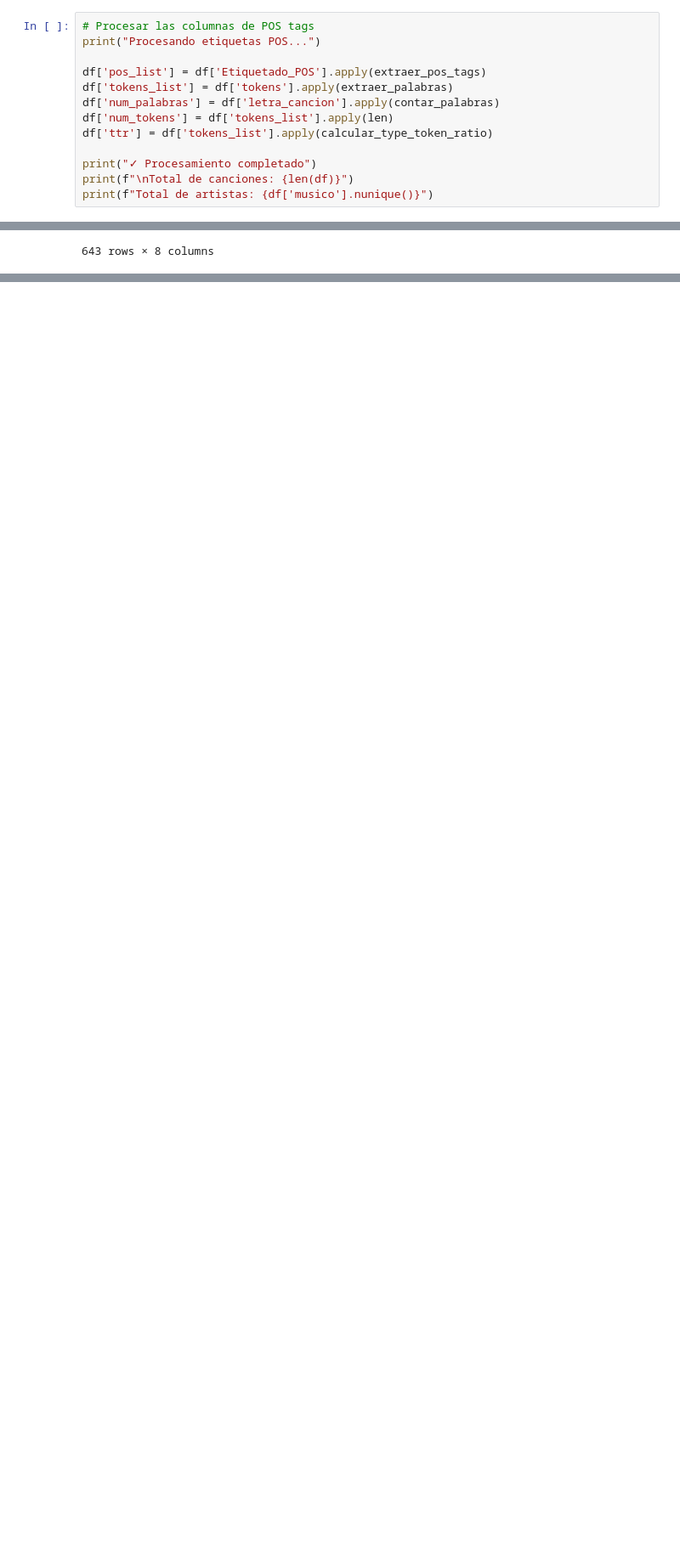
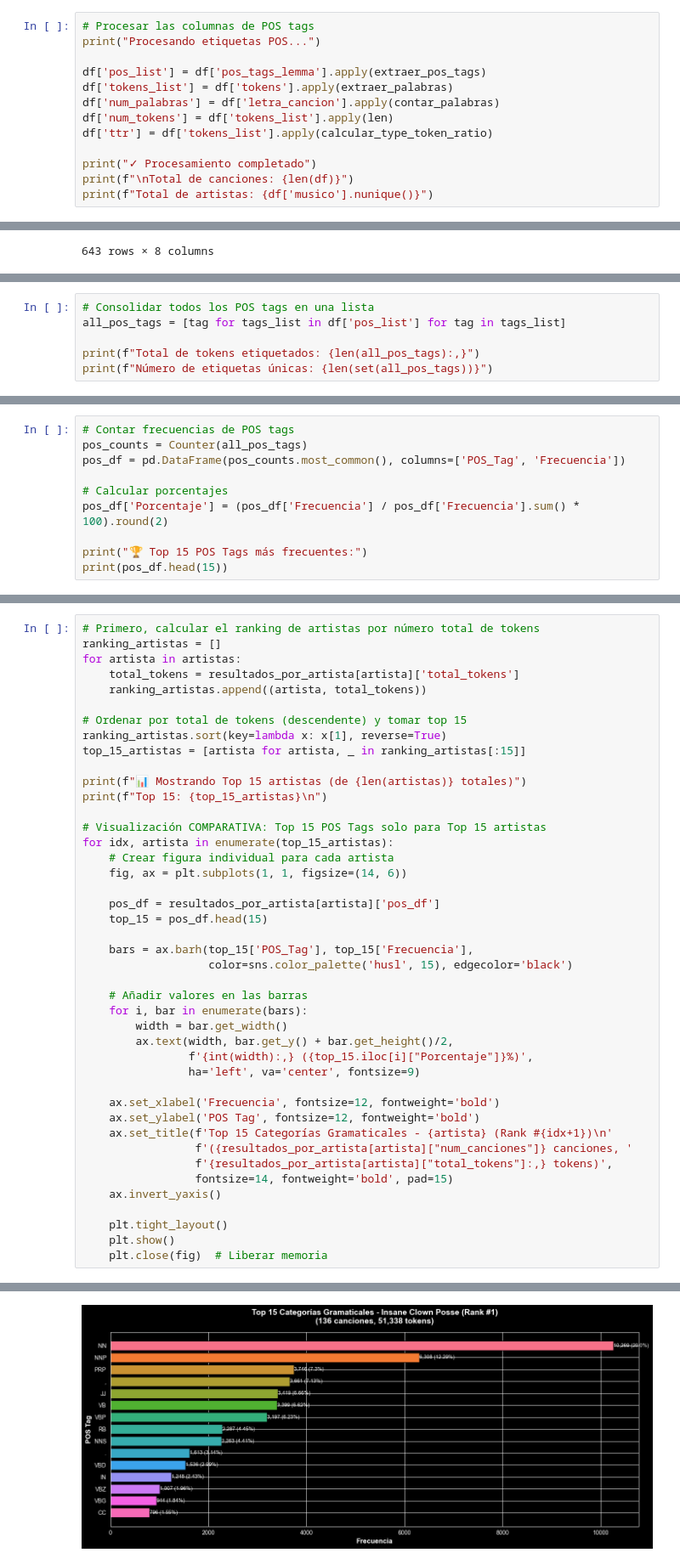
Before and after one commit to nubiaebv/analisis-pln-pos-tagging-musical, a Jupyter notebook: notebooks/04_analisis_morfologico_nltk.ipynb, the cells around one changed output, grey strips where cells are left out. Shown at 85% size. Drawn from its saved outputs; the diff is of its cells as text; blank space fills up the shorter version.

```diff
--- a/notebooks/04_analisis_morfologico_nltk.ipynb
+++ b/notebooks/04_analisis_morfologico_nltk.ipynb
@@ -82,7 +84,7 @@ print("✓ Funciones auxiliares definidas")
 # Procesar las columnas de POS tags
 print("Procesando etiquetas POS...")
 
-df['pos_list'] = df['Etiquetado_POS'].apply(extraer_pos_tags)
+df['pos_list'] = df['pos_tags_lemma'].apply(extraer_pos_tags)
 df['tokens_list'] = df['tokens'].apply(extraer_palabras)
 df['num_palabras'] = df['letra_cancion'].apply(contar_palabras)
 df['num_tokens'] = df['tokens_list'].apply(len)
@@ -154,0 +181,6 @@ plt.show()
+# %%
+# Consolidar todos los POS tags en una lista
+all_pos_tags = [tag for tags_list in df['pos_list'] for tag in tags_list]
+
+print(f"Total de tokens etiquetados: {len(all_pos_tags):,}")
+print(f"Número de etiquetas únicas: {len(set(all_pos_tags))}")
@@ -154,0 +190,10 @@ plt.show()
+# %%
+# Contar frecuencias de POS tags
+pos_counts = Counter(all_pos_tags)
+pos_df = pd.DataFrame(pos_counts.most_common(), columns=['POS_Tag', 'Frecuencia'])
+
+# Calcular porcentajes
+pos_df['Porcentaje'] = (pos_df['Frecuencia'] / pos_df['Frecuencia'].sum() * 100).round(2)
+
+print("🏆 Top 15 POS Tags más frecuentes:")
+print(pos_df.head(15))
@@ -154,0 +284,44 @@ plt.show()
+# %%
+# Primero, calcular el ranking de artistas por número total de tokens
+ranking_artistas = []
+for artista in artistas:
+    total_tokens = resultados_por_artista[artista]['total_tokens']
+    ranking_artistas.append((artista, total_tokens))
+
+# Ordenar por total de tokens (descendente) y tomar top 15
+ranking_artistas.sort(key=lambda x: x[1], reverse=True)
+top_15_artistas = [artista for artista, _ in ranking_artistas[:15]]
+
+print(f"📊 Mostrando Top 15 artistas (de {len(artistas)} totales)")
+print(f"Top 15: {top_15_artistas}\n")
+
+# Visualización COMPARATIVA: Top 15 POS Tags solo para Top 15 artistas
+for idx, artista in enumerate(top_15_artistas):
+    # Crear figura individual para cada artista
+    fig, ax = plt.subplots(1, 1, figsize=(14, 6))
+
+    pos_df = resultados_por_artista[artista]['pos_df']
+    top_15 = pos_df.head(15)
+
+    bars = ax.barh(top_15['POS_Tag'], top_15['Frecuencia'],
+                   color=sns.color_palette('husl', 15), edgecolor='black')
+
+    # Añadir valores en las barras
+    for i, bar in enumerate(bars):
+        width = bar.get_width()
+        ax.text(width, bar.get_y() + bar.get_height()/2,
+                f'{int(width):,} ({top_15.iloc[i]["Porcentaje"]}%)',
+                ha='left', va='center', fontsize=9)
+
+    ax.set_xlabel('Frecuencia', fontsize=12, fontweight='bold')
+    ax.set_ylabel('POS Tag', fontsize=12, fontweight='bold')
+    ax.set_title(f'Top 15 Categorías Gramaticales - {artista} (Rank #{idx+1})\n'
+                 f'({resultados_por_artista[artista]["num_canciones"]} canciones, '
+                 f'{resultados_por_artista[artista]["total_tokens"]:,} tokens)',
+                 fontsize=14, fontweight='bold', pad=15)
+    ax.invert_yaxis()
+
+    plt.tight_layout()
+    plt.show()
+    plt.close(fig)  # Liberar memoria
+# %% [output]
@@ -154,0 +330 @@ plt.show()
+[figure, added]
```
Also changed, not shown: parts of 9 cells of this notebook, 2 other files.
